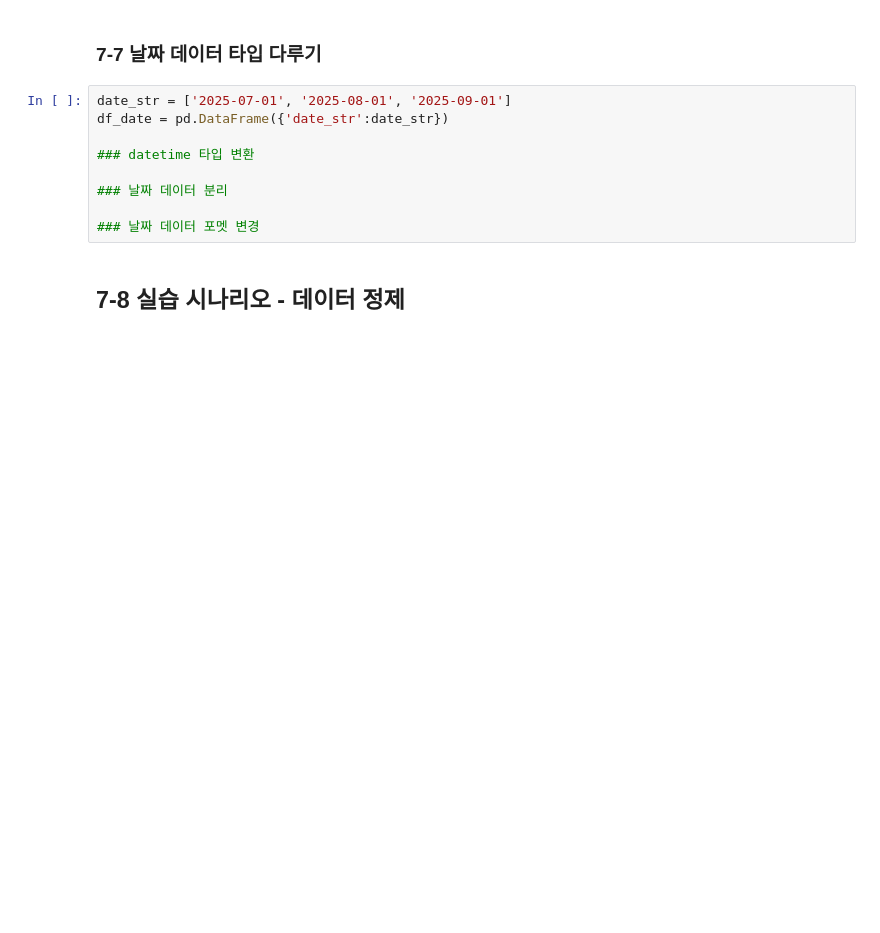
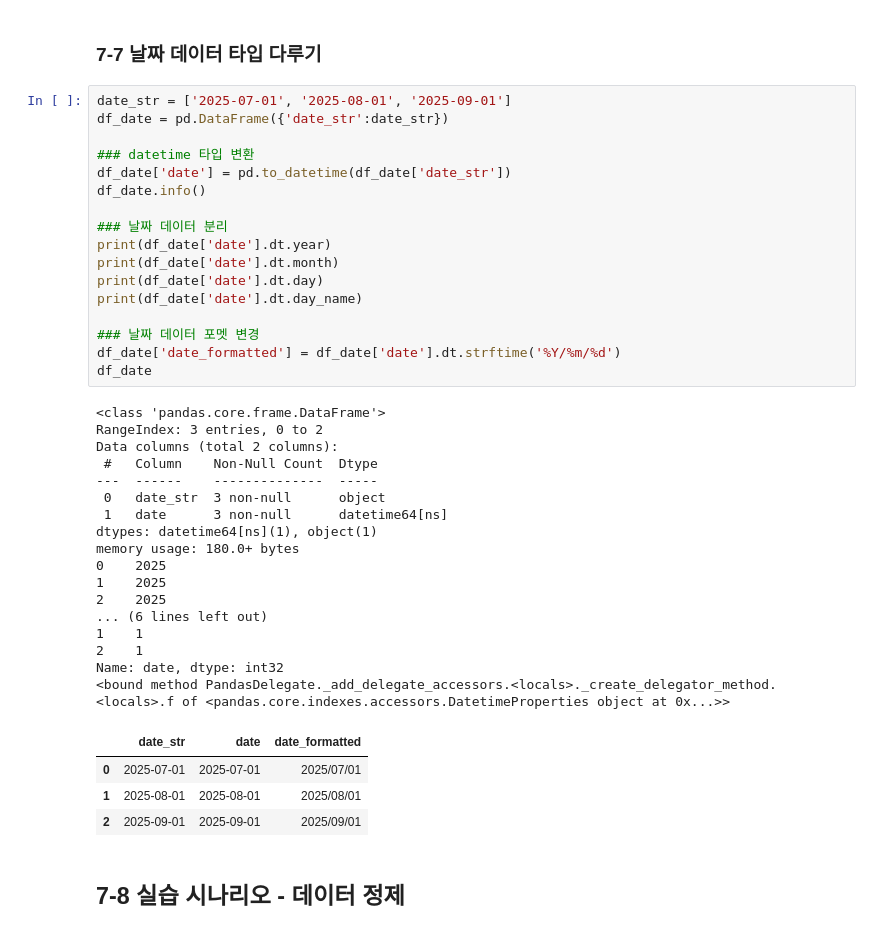
Before and after one commit to ryujjung0213/Data-Analysis-with-Open-Source, a Jupyter notebook: 오픈소스_데이터_분석_7강.ipynb, the cells around one changed output. Saved outputs shown, nothing was run; the diff lists cells and outputs as text; blank space fills up the shorter version.

```diff
--- a/오픈소스_데이터_분석_7강.ipynb
+++ b/오픈소스_데이터_분석_7강.ipynb
@@ -259,12 +259,42 @@ Name: age_where, dtype: float64
 # %%
 date_str = ['2025-07-01', '2025-08-01', '2025-09-01']
 df_date = pd.DataFrame({'date_str':date_str})
 
 ### datetime 타입 변환
+df_date['date'] = pd.to_datetime(df_date['date_str'])
+df_date.info()
 
 ### 날짜 데이터 분리
+print(df_date['date'].dt.year)
+print(df_date['date'].dt.month)
+print(df_date['date'].dt.day)
+print(df_date['date'].dt.day_name)
 
 ### 날짜 데이터 포멧 변경
+df_date['date_formatted'] = df_date['date'].dt.strftime('%Y/%m/%d')
+df_date
+# %% [output]
+<class 'pandas.core.frame.DataFrame'>
+RangeIndex: 3 entries, 0 to 2
+Data columns (total 2 columns):
+ #   Column    Non-Null Count  Dtype
+---  ------    --------------  -----
+ 0   date_str  3 non-null      object
+ 1   date      3 non-null      datetime64[ns]
+dtypes: datetime64[ns](1), object(1)
+memory usage: 180.0+ bytes
+0    2025
+1    2025
+2    2025
+... (6 lines left out)
+1    1
+2    1
+Name: date, dtype: int32
+<bound method PandasDelegate._add_delegate_accessors.<locals>._create_delegator_method.<locals>.f of <pandas.core.indexes.accessors.DatetimeProperties object at 0x...>>
+|  | date_str | date | date_formatted |
+| 0 | 2025-07-01 | 2025-07-01 | 2025/07/01 |
+| 1 | 2025-08-01 | 2025-08-01 | 2025/08/01 |
+| 2 | 2025-09-01 | 2025-09-01 | 2025/09/01 |
 # %% [markdown]
 ## 7-8 실습 시나리오 - 데이터 정제
 # %% [markdown]
```
Also changed, not shown: parts of 11 cells of this notebook.
